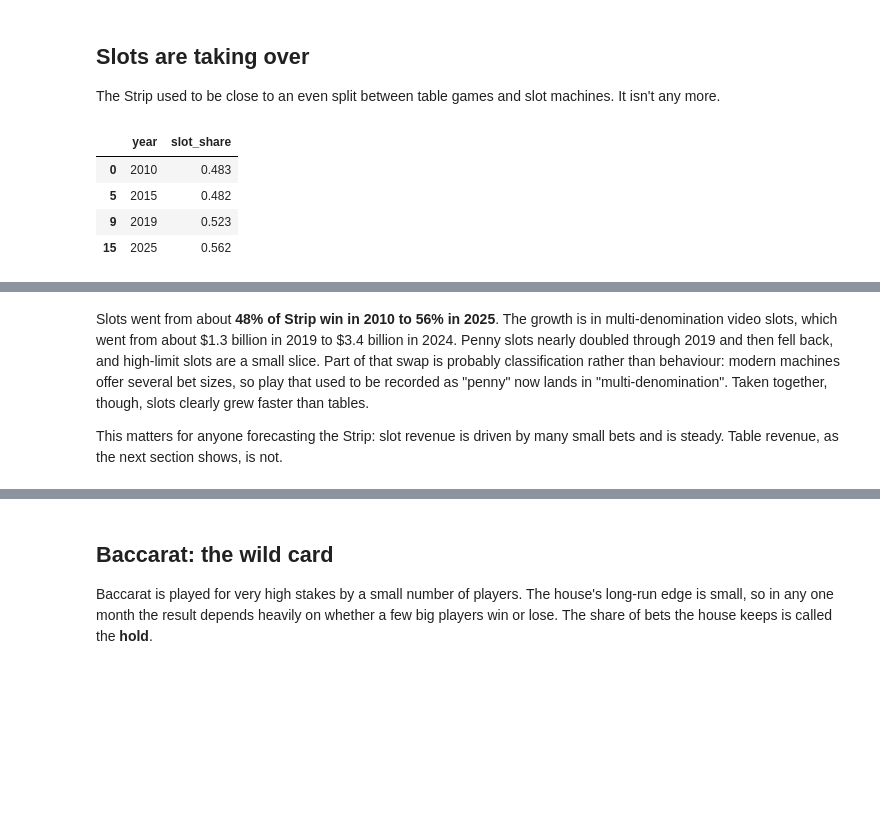
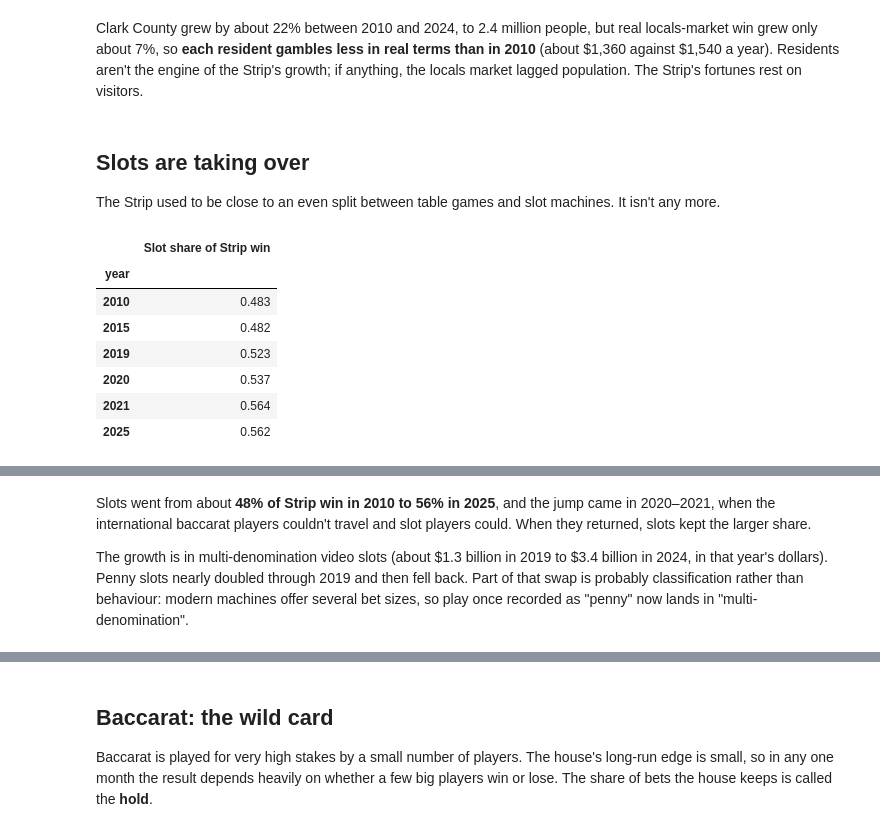
Before and after one commit to mckeeander/mckeeander.github.io, a Jupyter notebook: projects/vegas-gaming/notebooks/vegas_analysis.ipynb, the cells around one changed output, grey strips where cells are left out. Cells and saved outputs as stored; diff of their text form; code cells hidden in the pictures; blank space fills up the shorter version.

```diff
--- a/projects/vegas-gaming/notebooks/vegas_analysis.ipynb
+++ b/projects/vegas-gaming/notebooks/vegas_analysis.ipynb
@@ -110,3 +190,5 @@ The likely reading is a deliberate shift toward higher-spending guests: pricier
+# %% [markdown]
+Clark County grew by about 22% between 2010 and 2024, to 2.4 million people, but real locals-market win grew only about 7%, so **each resident gambles less in real terms than in 2010** (about \$1,360 against \$1,540 a year). Residents aren't the engine of the Strip's growth; if anything, the locals market lagged population. The Strip's fortunes rest on visitors.
 # %% [markdown]
 ## Slots are taking over
 
@@ -114,30 +196,29 @@ The Strip used to be close to an even split between table games and slot machine
 # %%
 # Shares of each year's win, using only months with game-level detail
 # (three 2025 months have totals only, so raw sums would understate that year).
 mix = q('''
     WITH grouped AS (
         SELECT year(month) AS year,
                CASE WHEN game_group IN ('Roulette', 'Poker-style table games', 'Sports & race', 'Poker room', 'Other tables')
                     THEN 'Other table games' ELSE game_group END AS game_group,
                sum(win) AS win
         FROM v_game_mix
         WHERE area_key = 'strip' AND year(month) BETWEEN 2010 AND 2025
         GROUP BY 1, 2
     )
     SELECT year, game_group, win / sum(win) OVER (PARTITION BY year) AS share FROM grouped
 ''')
-share = q('''
-    SELECT year(month) AS year, sum(slots_win) / sum(total_win) AS slot_share
-    FROM v_area_monthly WHERE area_key = 'strip' AND slots_win IS NOT NULL AND year(month) <= 2025
-    GROUP BY ALL ORDER BY year
-''')
-share[share.year.isin([2010, 2015, 2019, 2025])].round(3)
+slot_share = mix[mix.game_group.str.contains("slots")].groupby("year").share.sum()
+slot_share.loc[[2010, 2015, 2019, 2020, 2021, 2025]].round(3).to_frame("Slot share of Strip win")
 # %% [output]
-|  | year | slot_share |
-| 0 | 2010 | 0.483 |
-| 5 | 2015 | 0.482 |
-| 9 | 2019 | 0.523 |
-| 15 | 2025 | 0.562 |
+|  | Slot share of Strip win |
+| year |  |
+| 2010 | 0.483 |
+| 2015 | 0.482 |
+| 2019 | 0.523 |
+| 2020 | 0.537 |
+| 2021 | 0.564 |
+| 2025 | 0.562 |
 # %%
 #| hide
 #| caption: Each game group's share of annual Strip win. Multi-denomination slots are the modern video machines that let a player choose the bet size.
@@ -157,6 +237,6 @@ alt.Chart(mix).mark_area().encode(
 # %% [output]
 [interactive output not drawn]
 # %% [markdown]
-Slots went from about **48% of Strip win in 2010 to 56% in 2025**. The growth is in multi-denomination video slots, which went from about \$1.3 billion in 2019 to \$3.4 billion in 2024. Penny slots nearly doubled through 2019 and then fell back, and high-limit slots are a small slice. Part of that swap is probably classification rather than behaviour: modern machines offer several bet sizes, so play that used to be recorded as "penny" now lands in "multi-denomination". Taken together, though, slots clearly grew faster than tables.
+Slots went from about **48% of Strip win in 2010 to 56% in 2025**, and the jump came in 2020–2021, when the international baccarat players couldn't travel and slot players could. When they returned, slots kept the larger share.
 
-This matters for anyone forecasting the Strip: slot revenue is driven by many small bets and is steady. Table revenue, as the next section shows, is not.
+The growth is in multi-denomination video slots (about \$1.3 billion in 2019 to \$3.4 billion in 2024, in that year's dollars). Penny slots nearly doubled through 2019 and then fell back. Part of that swap is probably classification rather than behaviour: modern machines offer several bet sizes, so play once recorded as "penny" now lands in "multi-denomination".
```
Also changed, not shown: parts of 43 cells of this notebook, 18 other files.
